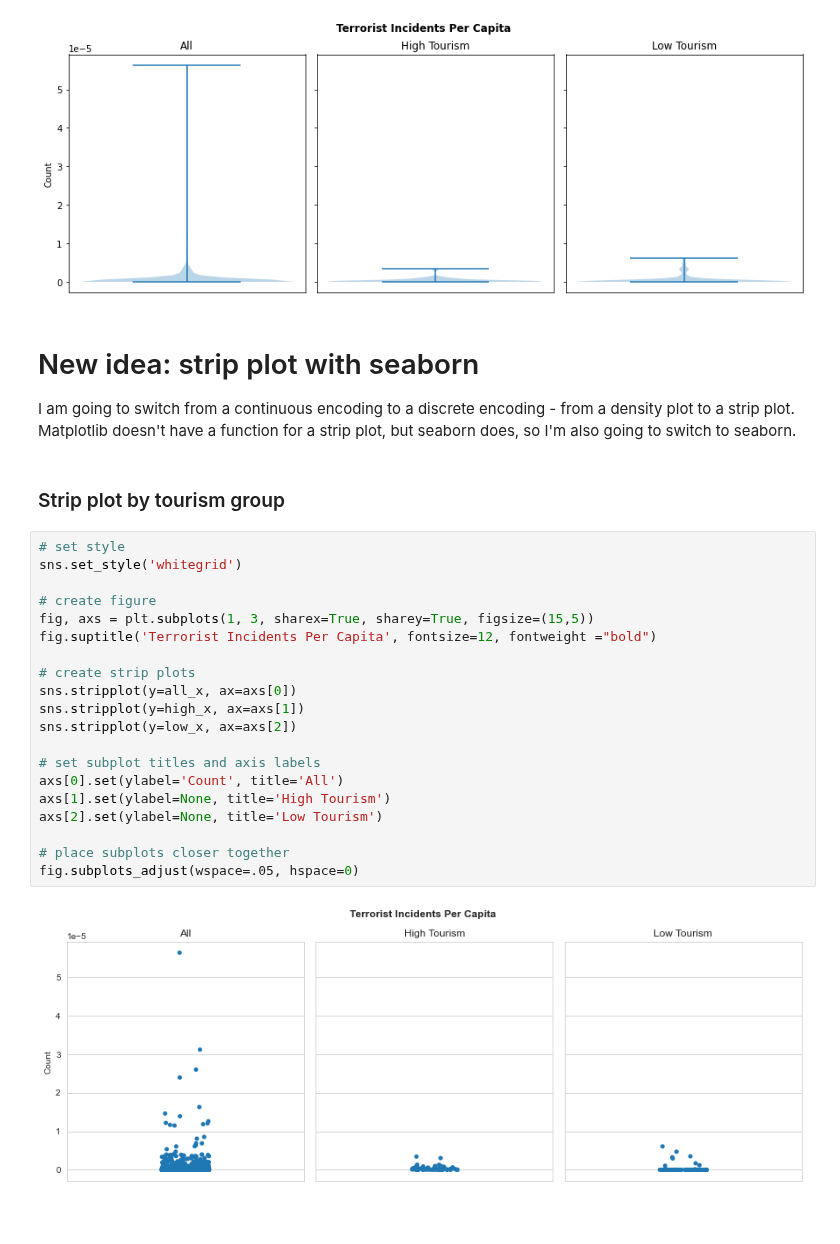
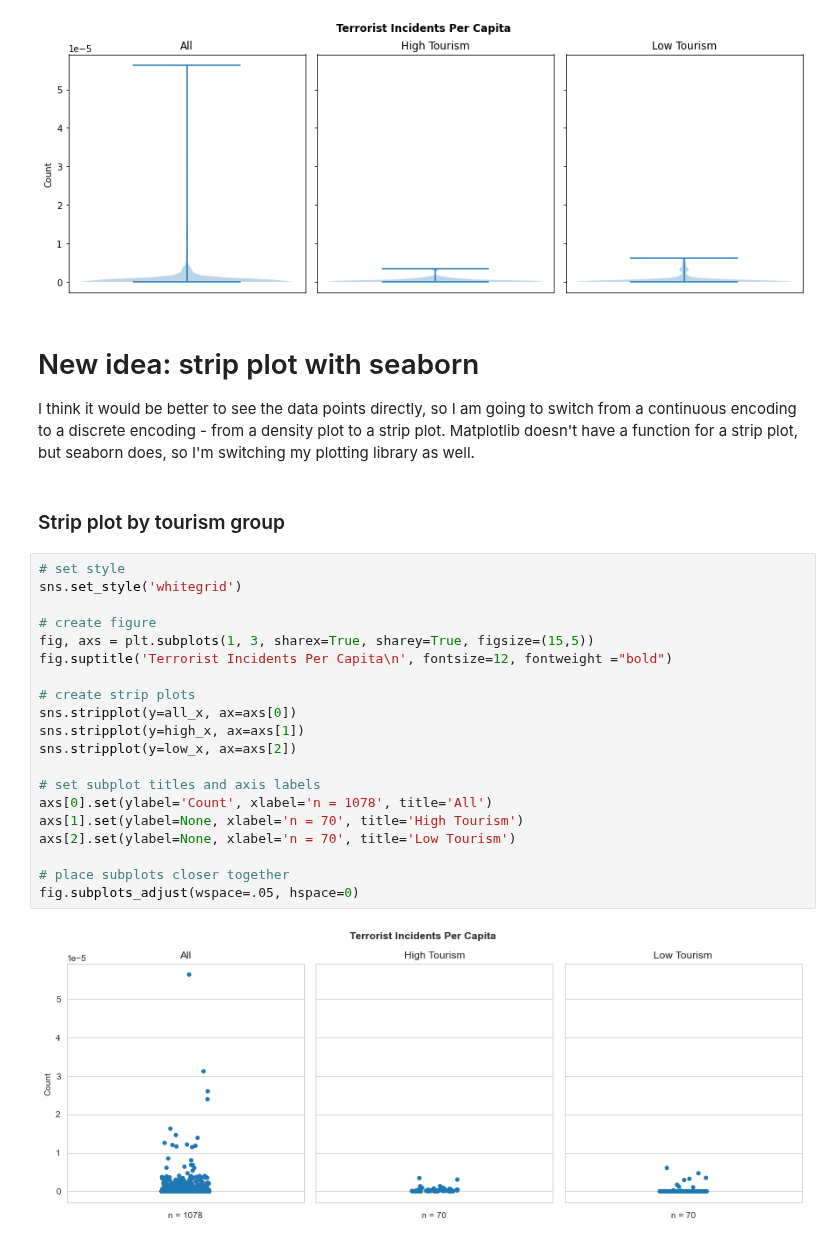
Before and after one commit to brooke-l-hawkins/milestone-i-project, a Jupyter notebook: code/visualize-distribution-incident-per-capita.ipynb, the cells around one changed output. Drawn from its saved outputs; the diff is of its cells as text; blank space fills up the shorter version.

Commit message:
polish strip plots

```diff
--- a/code/visualize-distribution-incident-per-capita.ipynb
+++ b/code/visualize-distribution-incident-per-capita.ipynb
@@ -109,29 +109,29 @@ plt.show()
 # %% [markdown]
 # New idea: strip plot with seaborn
 
-I am going to switch from a continuous encoding to a discrete encoding - from a density plot to a strip plot. Matplotlib doesn't have a function for a strip plot, but seaborn does, so I'm also going to switch to seaborn.
+I think it would be better to see the data points directly, so I am going to switch from a continuous encoding to a discrete encoding - from a density plot to a strip plot. Matplotlib doesn't have a function for a strip plot, but seaborn does, so I'm switching my plotting library as well.
 # %% [markdown]
 ### Strip plot by tourism group
 # %%
 # set style
 sns.set_style('whitegrid')
 
 # create figure
 fig, axs = plt.subplots(1, 3, sharex=True, sharey=True, figsize=(15,5))
-fig.suptitle('Terrorist Incidents Per Capita', fontsize=12, fontweight ="bold")
+fig.suptitle('Terrorist Incidents Per Capita\n', fontsize=12, fontweight ="bold")
 
 # create strip plots
 sns.stripplot(y=all_x, ax=axs[0])
 sns.stripplot(y=high_x, ax=axs[1])
 sns.stripplot(y=low_x, ax=axs[2])
 
 # set subplot titles and axis labels
-axs[0].set(ylabel='Count', title='All')
-axs[1].set(ylabel=None, title='High Tourism')
-axs[2].set(ylabel=None, title='Low Tourism')
+axs[0].set(ylabel='Count', xlabel='n = 1078', title='All')
+axs[1].set(ylabel=None, xlabel='n = 70', title='High Tourism')
+axs[2].set(ylabel=None, xlabel='n = 70', title='Low Tourism')
 
 # place subplots closer together
 fig.subplots_adjust(wspace=.05, hspace=0)
 # %% [output]
-[figure, old version]
+[figure, new version]
 # %% [markdown]
```
Also changed, not shown: parts of 6 cells of this notebook.
